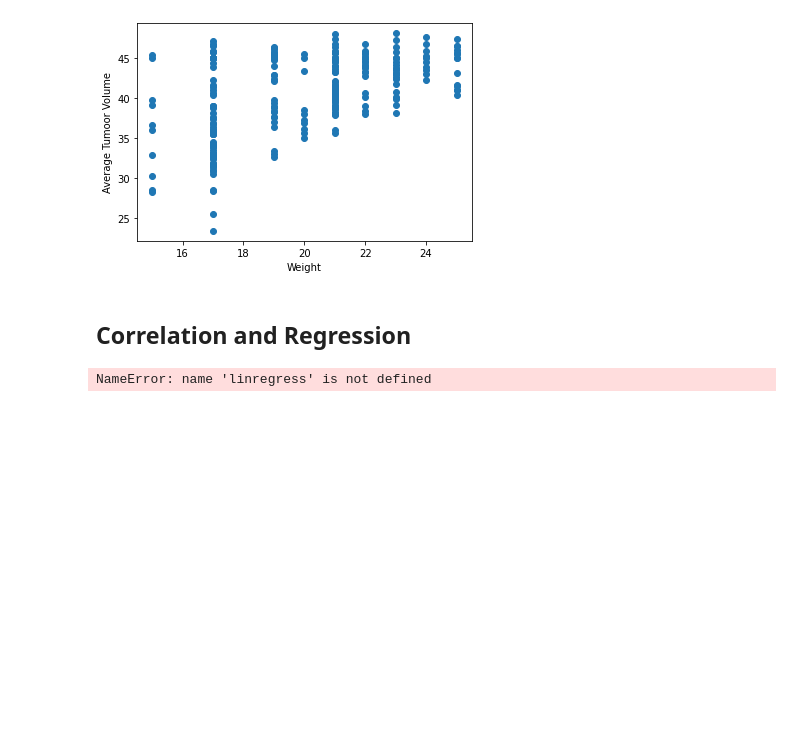
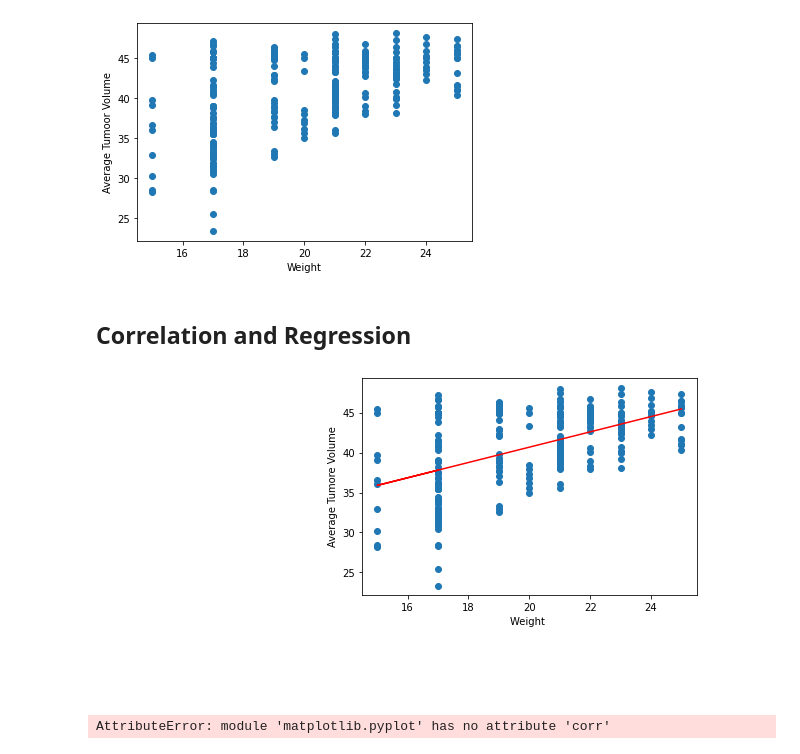
Before and after one commit to jocelyn4112/Pymaceuticals, a Jupyter notebook: Pymaceuticals_JMC.ipynb, the cells around one changed output. Drawn from its saved outputs; the diff is of its cells as text; code cells hidden in the pictures; blank space fills up the shorter version.

```diff
--- a/Pymaceuticals_JMC.ipynb
+++ b/Pymaceuticals_JMC.ipynb
@@ -338,18 +324,22 @@ plt.show()
 # %%
 # Calculate the correlation coefficient and linear regression model
 # for mouse weight and average tumor volume for the Capomulin regimen
 #correlation = st.pearsonr(Weight,Tumor Volume(mm3))
 x_values = Capomulin_Wei_ATV['Weight (g)']
 y_values = Capomulin_Wei_ATV['Tumor Volume (mm3)']
 (slope, intercept, rvalue, pvalue, stderr) = linregress(x_values, y_values)
 regress_values = x_values * slope + intercept
 line_eq = "y = " + str(round(slope,2)) + "x + " + str(round(intercept,2))
 plt.scatter(x_values,y_values)
 plt.plot(x_values,regress_values,"r-")
 plt.annotate(line_eq,(6,10),fontsize=15,color="red")
 plt.xlabel('Weight ')
 plt.ylabel('Average Tumore Volume')
-Capomulin_Wei_ATV.corr(method=histogram_intersection)
+Capomulin_Wei_ATV.corr()
+
+x_values.corr(y_values)
 plt.show()
+plt.corr
 # %% [output]
+[figure, added]
-NameError: name 'linregress' is not defined
+AttributeError: module 'matplotlib.pyplot' has no attribute 'corr'
```
Also changed, not shown: parts of 4 cells of this notebook.
